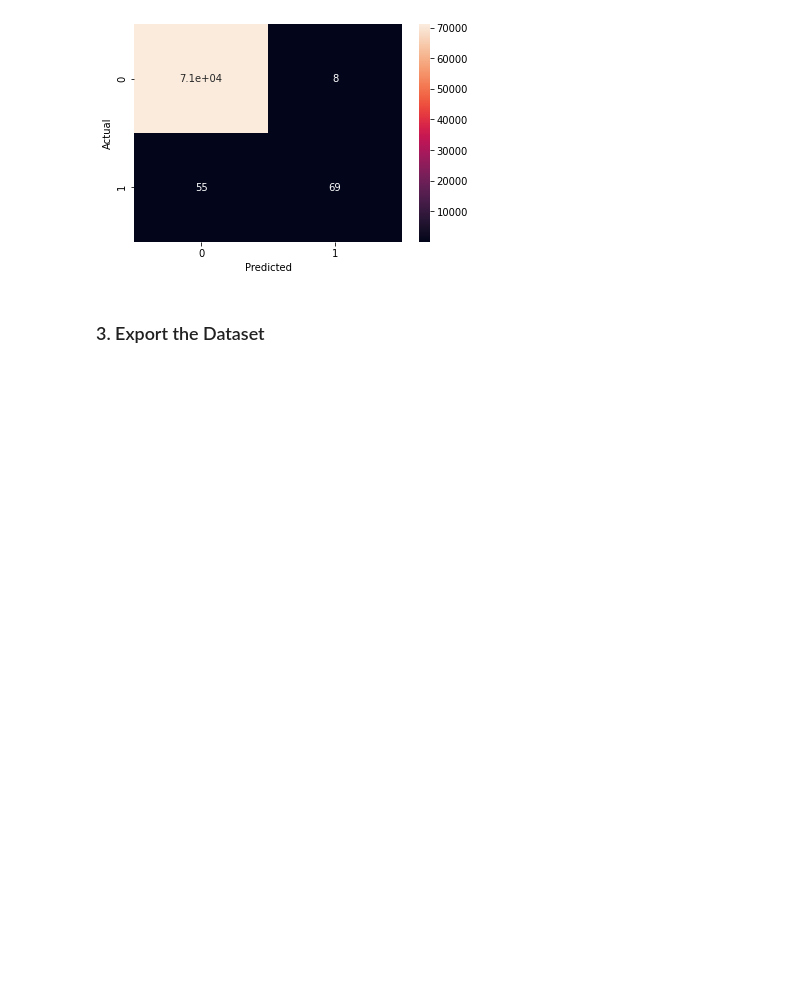
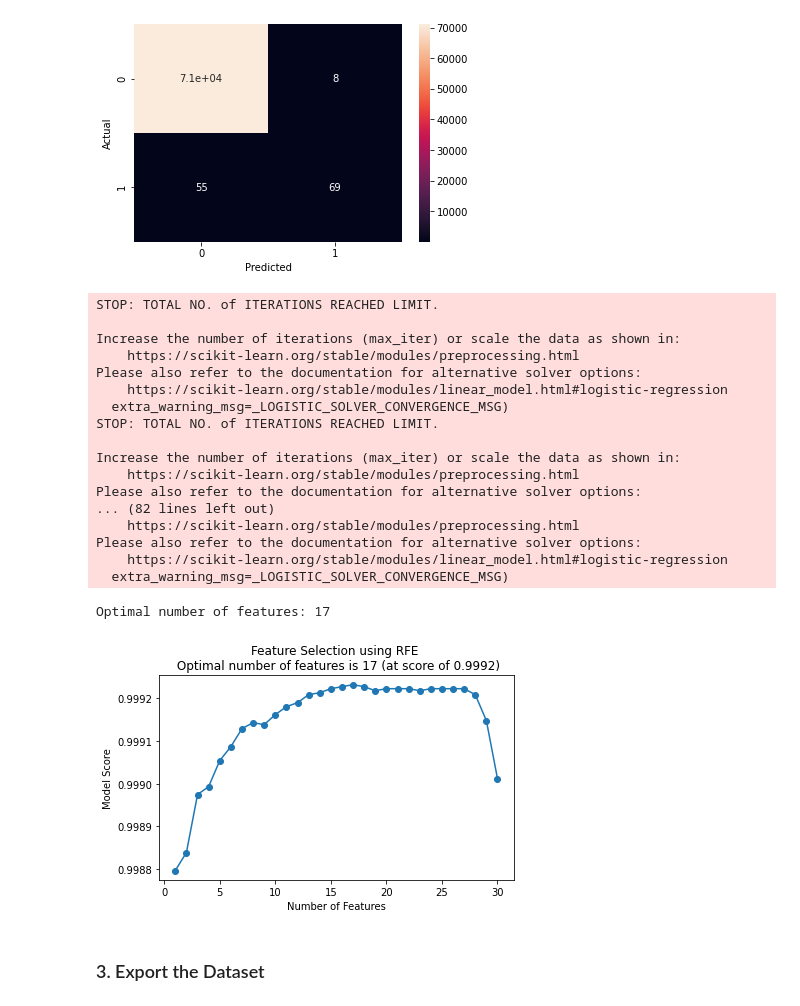
Before and after one commit to jiin-son/credit_card_fraud_detection, a Jupyter notebook: Feature_Selection.ipynb, the cells around one changed output. Drawn from its saved outputs; the diff is of its cells as text; code cells hidden in the pictures; blank space fills up the shorter version.

```diff
--- a/Feature_Selection.ipynb
+++ b/Feature_Selection.ipynb
@@ -126,5 +120,48 @@ sns.heatmap(confusion_matrix, annot=True)
 # %% [output]
 <matplotlib.axes._subplots.AxesSubplot at 0x...>
 [figure]
+# %%
+from sklearn.feature_selection import RFECV
+
+lg = LogisticRegression(random_state = 42)
+feature_selector = RFECV(lg)
+
+fit = feature_selector.fit(X_train,y_train)
+
+optimal_feature_count = feature_selector.n_features_
+print(f"Optimal number of features: {optimal_feature_count}")
+
+df_X_train = pd.DataFrame(X_train)
+df_X_train = df_X_train.loc[:, feature_selector.get_support()] # Get a mask, or integer index, of the features selected
+
+df_X_test  = pd.DataFrame(X_test)
+df_X_test  = df_X_test.loc[:, feature_selector.get_support()]
+
+plt.plot(range(1,len(fit.grid_scores_) + 1), fit.grid_scores_, marker = "o")
+plt.ylabel("Model Score")
+plt.xlabel("Number of Features")
+plt.title(f"Feature Selection using RFE \n Optimal number of features is {optimal_feature_count} (at score of {round(max(fit.grid_scores_),4)})" )
+plt.tight_layout()
+plt.show()
+# %% [output]
+STOP: TOTAL NO. of ITERATIONS REACHED LIMIT.
+
+Increase the number of iterations (max_iter) or scale the data as shown in:
+    https://scikit-learn.org/stable/modules/preprocessing.html
+Please also refer to the documentation for alternative solver options:
+    https://scikit-learn.org/stable/modules/linear_model.html#logistic-regression
+  extra_warning_msg=_LOGISTIC_SOLVER_CONVERGENCE_MSG)
+STOP: TOTAL NO. of ITERATIONS REACHED LIMIT.
+
+Increase the number of iterations (max_iter) or scale the data as shown in:
+    https://scikit-learn.org/stable/modules/preprocessing.html
+Please also refer to the documentation for alternative solver options:
+... (82 lines left out)
+    https://scikit-learn.org/stable/modules/preprocessing.html
+Please also refer to the documentation for alternative solver options:
+    https://scikit-learn.org/stable/modules/linear_model.html#logistic-regression
+  extra_warning_msg=_LOGISTIC_SOLVER_CONVERGENCE_MSG)
+Optimal number of features: 17
+[figure, added]
 # %% [markdown]
 ### 3. Export the Dataset
```
Also changed, not shown: parts of 3 cells of this notebook.
